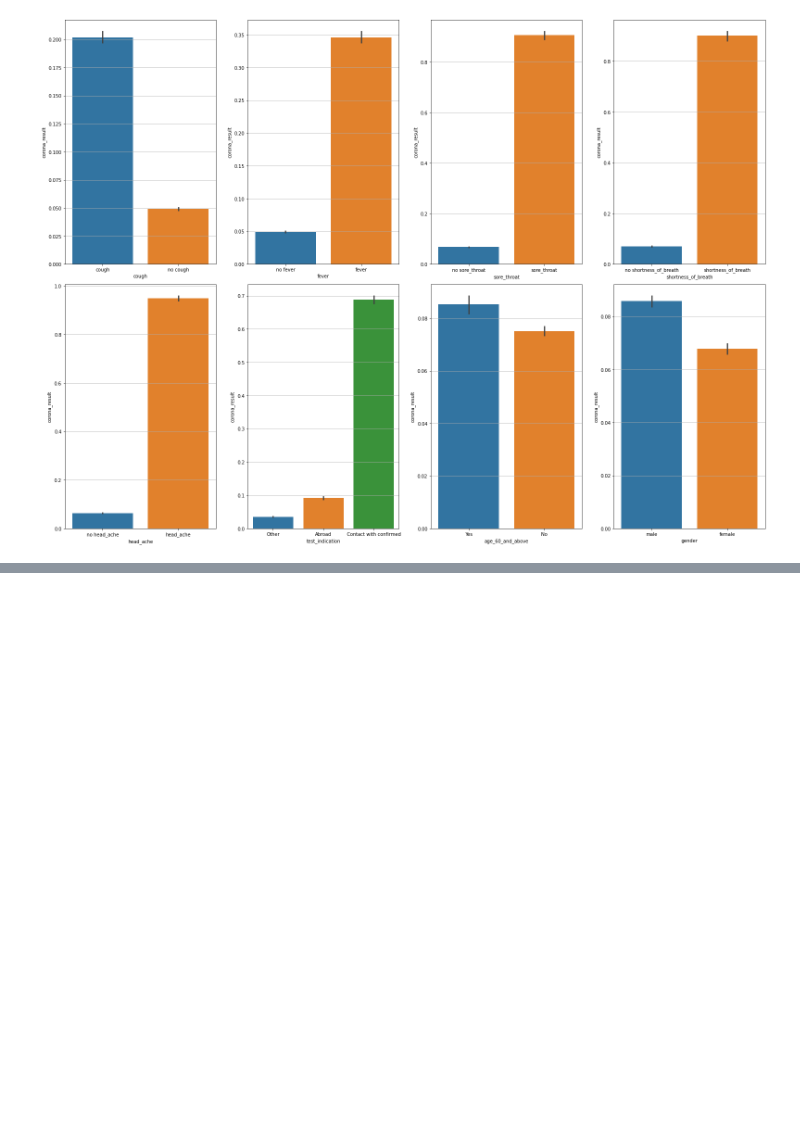
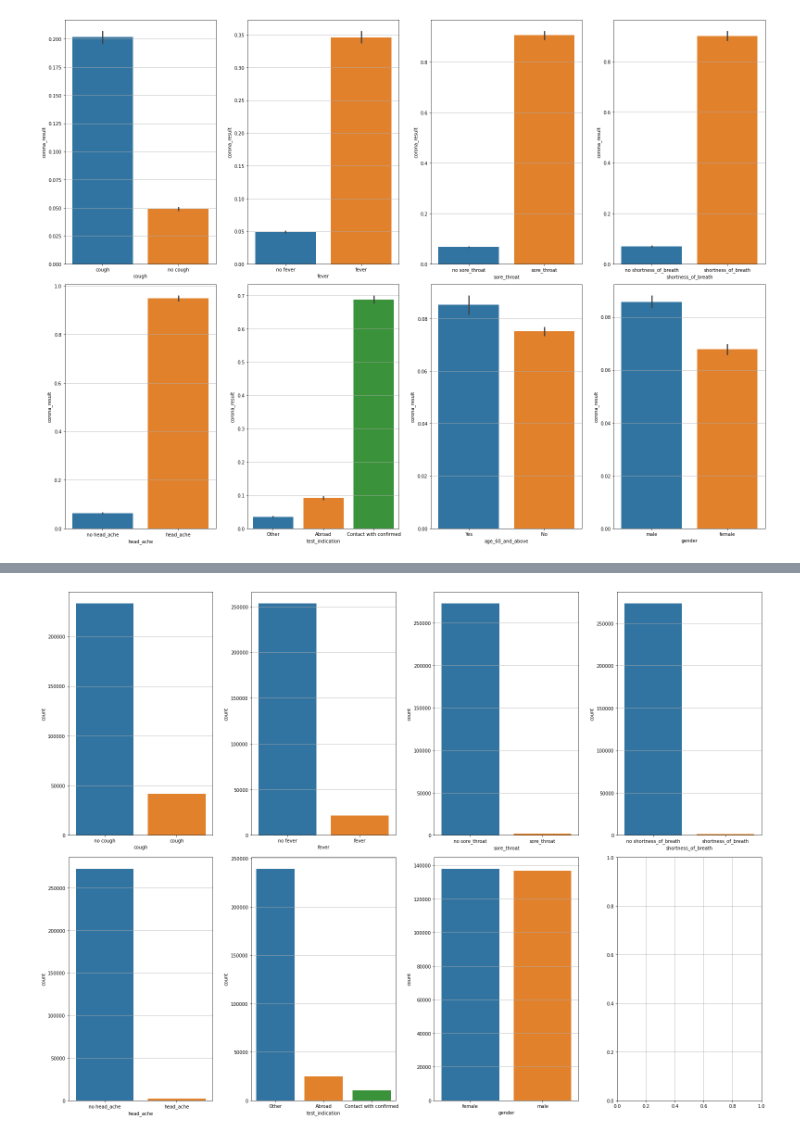
Before and after one commit to NirLalum/corona-diagnosis, a Jupyter notebook: covid_pred.ipynb, the cells around one changed output, grey strips where cells are left out. Cells and saved outputs as stored; diff of their text form; code cells hidden in the pictures; blank space fills up the shorter version.

Commit message:
finsished pre-proccessing
imputed and cleaned the data.\n data will be decoded differently according to each algo

```diff
--- a/covid_pred.ipynb
+++ b/covid_pred.ipynb
@@ -175,0 +185,16 @@ hel.plot_dataset(data_plot, sns.barplot, 'barplot')
+# %%
+# Remove age_60_and_above column:
+data_imputed = data_plot_count.drop('age_60_and_above', axis=1,inplace = False)
+# Remove samples with 'other' label for 'corona_result':
+indexes_to_remove = data_imputed[data_imputed['corona_result'] == 'other'].index
+data_imputed.drop(indexes_to_remove, inplace=True)
+# Fill the None values with male and female according to uniform disribution
+data_imputed['gender'].mask(data_imputed['gender'] == 'None', np.random.randint(0, 2, size=data_imputed['gender'].shape), inplace=True)
+data_imputed['gender'] = data_imputed['gender'].map({0: 'female', 1: 'male', 'male': 'male', 'female': 'female'})
+data_imputed['gender'].value_counts()
+data_imputed = data_imputed.apply(lambda s: s.mask(s=='None', s.value_counts().idxmax()))
+#hel.check_values_count(data_imputed)
+
+hel.plot_dataset(data_imputed, sns.countplot, 'countplot')
+# %% [output]
+[figure, added]
```
Also changed, not shown: parts of 11 cells of this notebook, 2 other files.
